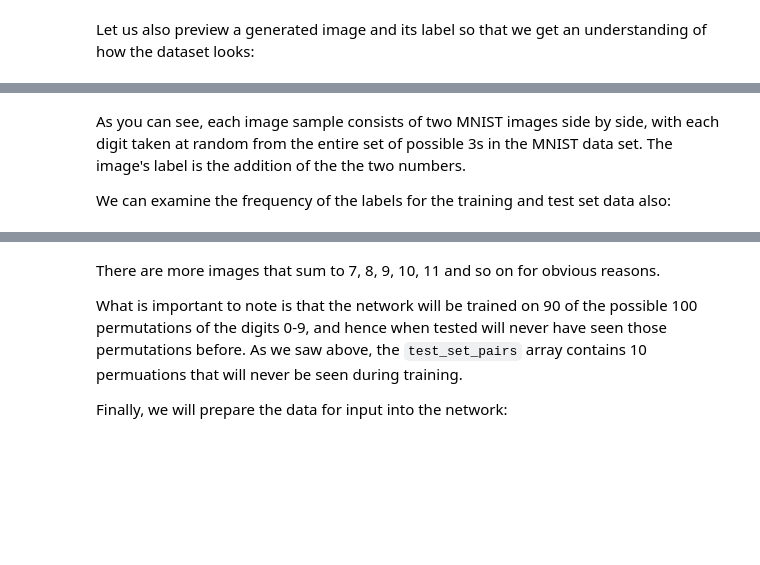
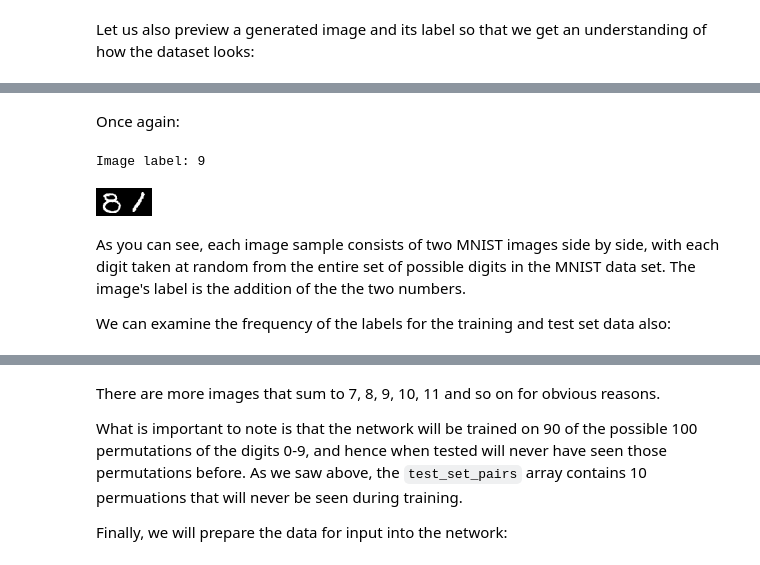
Before and after one commit to mdbloice/JIIS-MNIST-Calculator, a Jupyter notebook: MNIST-Calculator.ipynb, the cells around one changed output, grey strips where cells are left out. Saved outputs shown, nothing was run; the diff lists cells and outputs as text; code cells hidden in the pictures; blank space fills up the shorter version.

```diff
--- a/MNIST-Calculator.ipynb
+++ b/MNIST-Calculator.ipynb
@@ -165,5 +187,14 @@ Image.fromarray(X_test[ind])
+# %% [markdown]
+Once again:
+# %%
+ind = random.randint(0, len(X_test))
+print("Image label: " + str(y_test[ind]))
+Image.fromarray(X_test[ind])
+# %% [output]
+Image label: 9
+[figure, added]
 # %% [markdown]
-As you can see, each image sample consists of two MNIST images side by side, with each digit taken at random from the entire set of possible 3s in the MNIST data set. The image's label is the addition of the the two numbers.
+As you can see, each image sample consists of two MNIST images side by side, with each digit taken at random from the entire set of possible digits in the MNIST data set. The image's label is the addition of the the two numbers.
 
 We can examine the frequency of the labels for the training and test set data also:
 # %%
```
Also changed, not shown: parts of 29 cells of this notebook.
